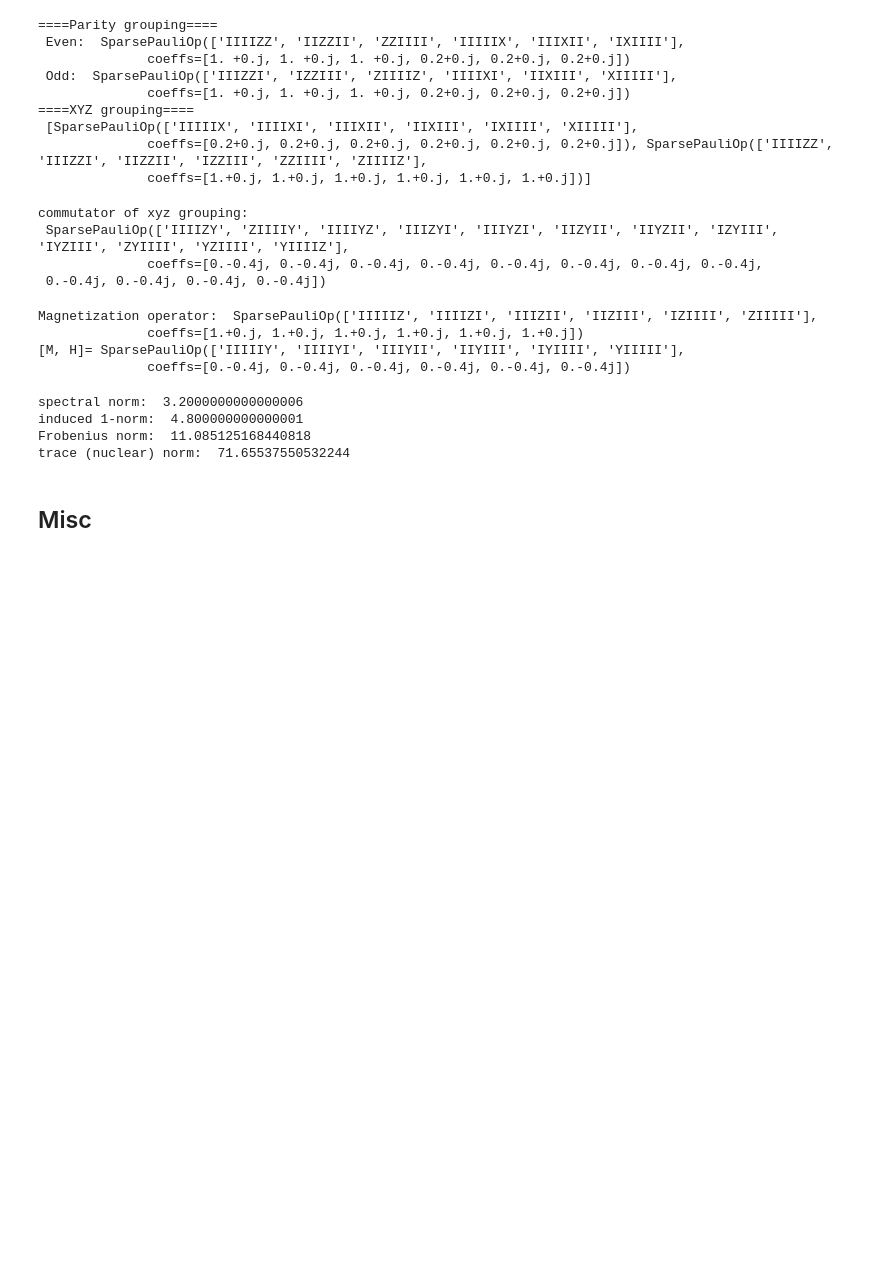
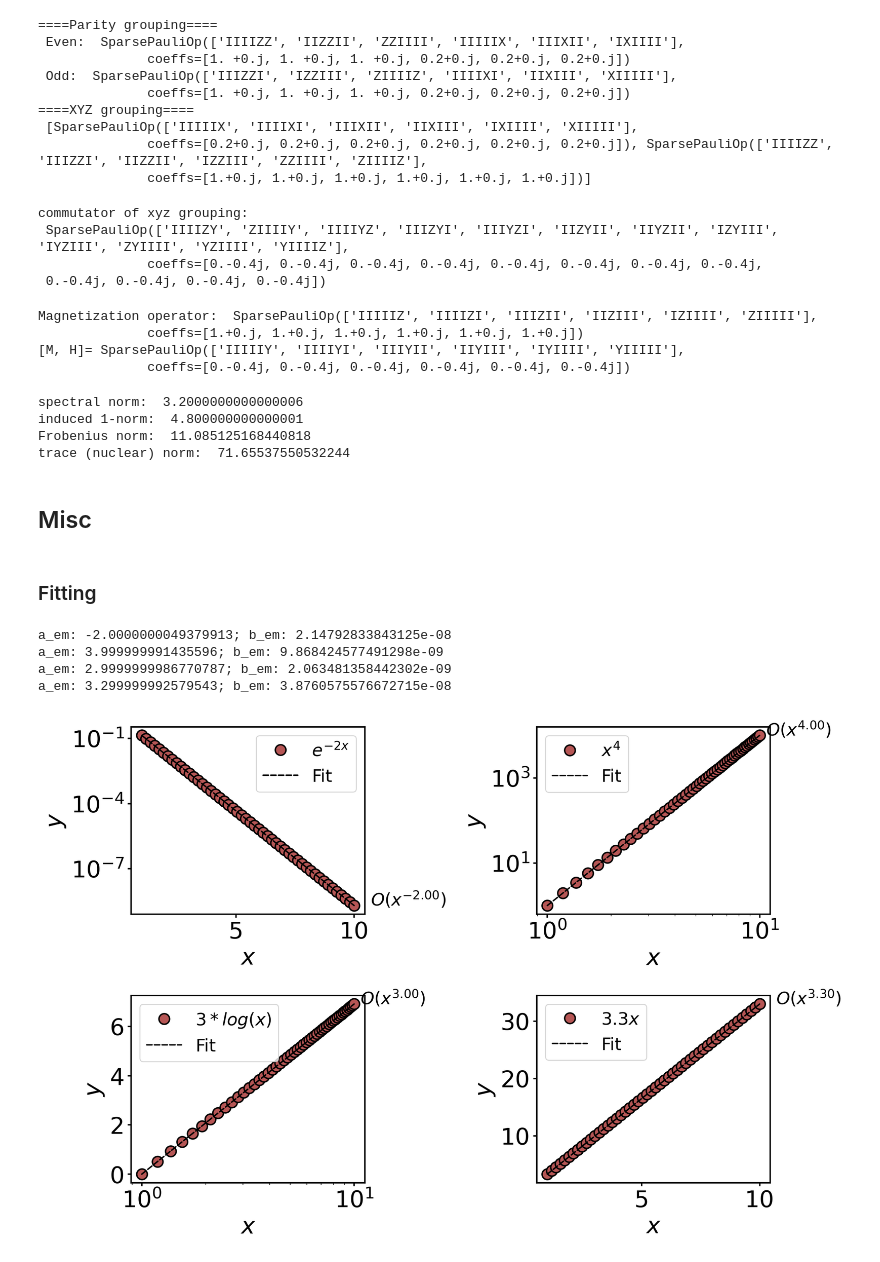
Before and after one commit to Jue-Xu/Recipe-Quantum-Simulation, a Jupyter notebook: quantum_simulation_recipe/test.ipynb, the cells around one changed output. Cells and saved outputs as stored; diff of their text form; code cells hidden in the pictures; blank space fills up the shorter version.

Commit message:
linear_loglog_fit support different fitting func

```diff
--- a/quantum_simulation_recipe/test.ipynb
+++ b/quantum_simulation_recipe/test.ipynb
@@ -203,3 +203,36 @@ Frobenius norm:  11.085125168440818
 trace (nuclear) norm:  71.65537550532244
 # %% [markdown]
 ## Misc
+# %% [markdown]
+### Fitting
+# %%
+from plot_config import *
+set_color_cycle(default_color_cycle)
+x_list = np.linspace(1, 10, 50)
+y_exp_list = [exp(-2*x) for x in x_list]
+y_pow_list = [x**4 for x in x_list]
+y_log_list = [3*np.log(x) for x in x_list]
+y_lin_list = [3.3*x for x in x_list]
+
+fig, axes = plt.subplots(2, 2, figsize=(12, 8))
+axes[0,0].plot(x_list, y_exp_list, 'o', label=r'$e^{-2x}$')
+plot_fit(axes[0,0], x_list, y_exp_list, var='x', log_axis='y', label='Fit')
+ax_set_text(axes[0,0], r'$x$', r'$y$', log='y')
+
+axes[0,1].plot(x_list, y_pow_list, 'o', label=r'$x^4$')
+plot_fit(axes[0,1], x_list, y_pow_list, var='x', log_axis='xy', label='Fit')
+ax_set_text(axes[0,1], r'$x$', r'$y$', log='xy')
+
+axes[1,0].plot(x_list, y_log_list, 'o', label='$3*log(x)$')
+plot_fit(axes[1,0], x_list, y_log_list, var='x', log_axis='x', label='Fit')
+ax_set_text(axes[1,0], r'$x$', r'$y$', log='x')
+
+axes[1,1].plot(x_list, y_lin_list, 'o', label=r'$3.3x$')
+plot_fit(axes[1,1], x_list, y_lin_list, var='x', log_axis='', label='Fit')
+ax_set_text(axes[1,1], r'$x$', r'$y$', log='')
+# %% [output]
+a_em: -2.0000000049379913; b_em: 2.14792833843125e-08
+a_em: 3.999999991435596; b_em: 9.868424577491298e-09
+a_em: 2.9999999986770787; b_em: 2.063481358442302e-09
+a_em: 3.299999992579543; b_em: 3.8760575576672715e-08
+[figure, added]
```
Also changed, not shown: 1 other file.
